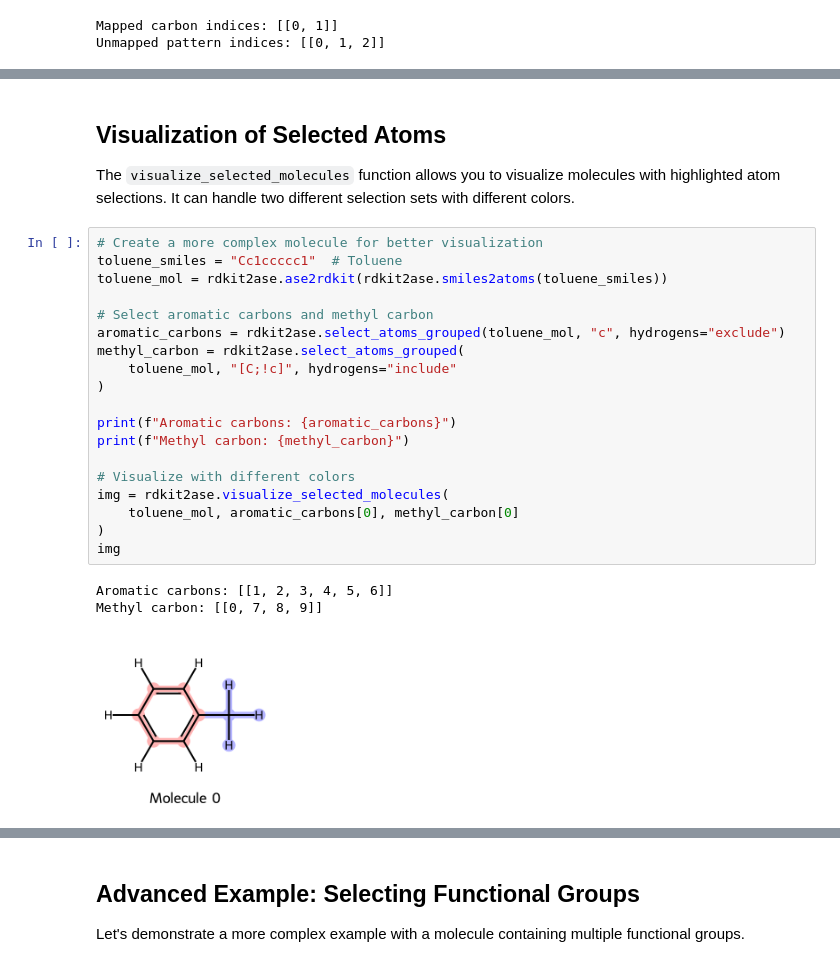
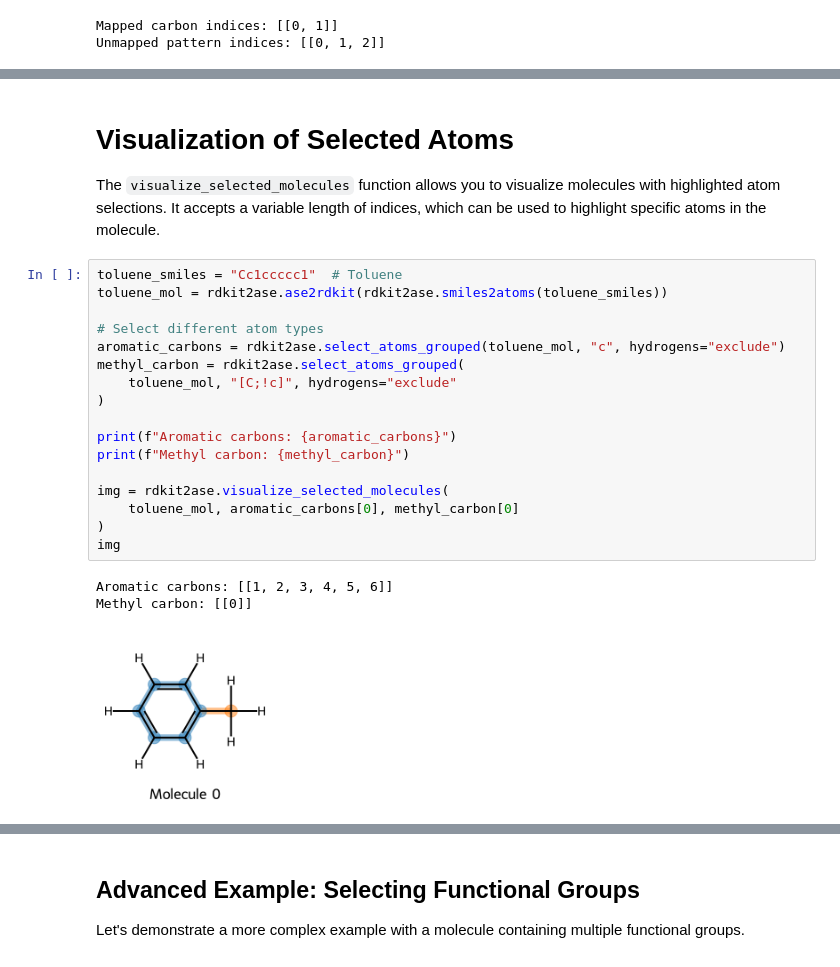
Before and after one commit to zincware/rdkit2ase, a Jupyter notebook: docs/source/atom_selection.ipynb, the cells around one changed output, grey strips where cells are left out. Drawn from its saved outputs; the diff is of its cells as text.

```diff
--- a/docs/source/atom_selection.ipynb
+++ b/docs/source/atom_selection.ipynb
@@ -84,27 +104,25 @@ Unmapped pattern indices: [[0, 1, 2]]
 # %% [markdown]
-## Visualization of Selected Atoms
+# Visualization of Selected Atoms
 
-The `visualize_selected_molecules` function allows you to visualize molecules with highlighted atom selections. It can handle two different selection sets with different colors.
+The `visualize_selected_molecules` function allows you to visualize molecules with highlighted atom selections. It accepts a variable length of indices, which can be used to highlight specific atoms in the molecule.
 # %%
-# Create a more complex molecule for better visualization
 toluene_smiles = "Cc1ccccc1"  # Toluene
 toluene_mol = rdkit2ase.ase2rdkit(rdkit2ase.smiles2atoms(toluene_smiles))
 
-# Select aromatic carbons and methyl carbon
+# Select different atom types
 aromatic_carbons = rdkit2ase.select_atoms_grouped(toluene_mol, "c", hydrogens="exclude")
 methyl_carbon = rdkit2ase.select_atoms_grouped(
-    toluene_mol, "[C;!c]", hydrogens="include"
+    toluene_mol, "[C;!c]", hydrogens="exclude"
 )
 
 print(f"Aromatic carbons: {aromatic_carbons}")
 print(f"Methyl carbon: {methyl_carbon}")
 
-# Visualize with different colors
 img = rdkit2ase.visualize_selected_molecules(
     toluene_mol, aromatic_carbons[0], methyl_carbon[0]
 )
 img
 # %% [output]
 Aromatic carbons: [[1, 2, 3, 4, 5, 6]]
-Methyl carbon: [[0, 7, 8, 9]]
+Methyl carbon: [[0]]
-[figure, old version]
+[figure, new version]
```
Also changed, not shown: parts of 9 cells of this notebook, 8 other files.
